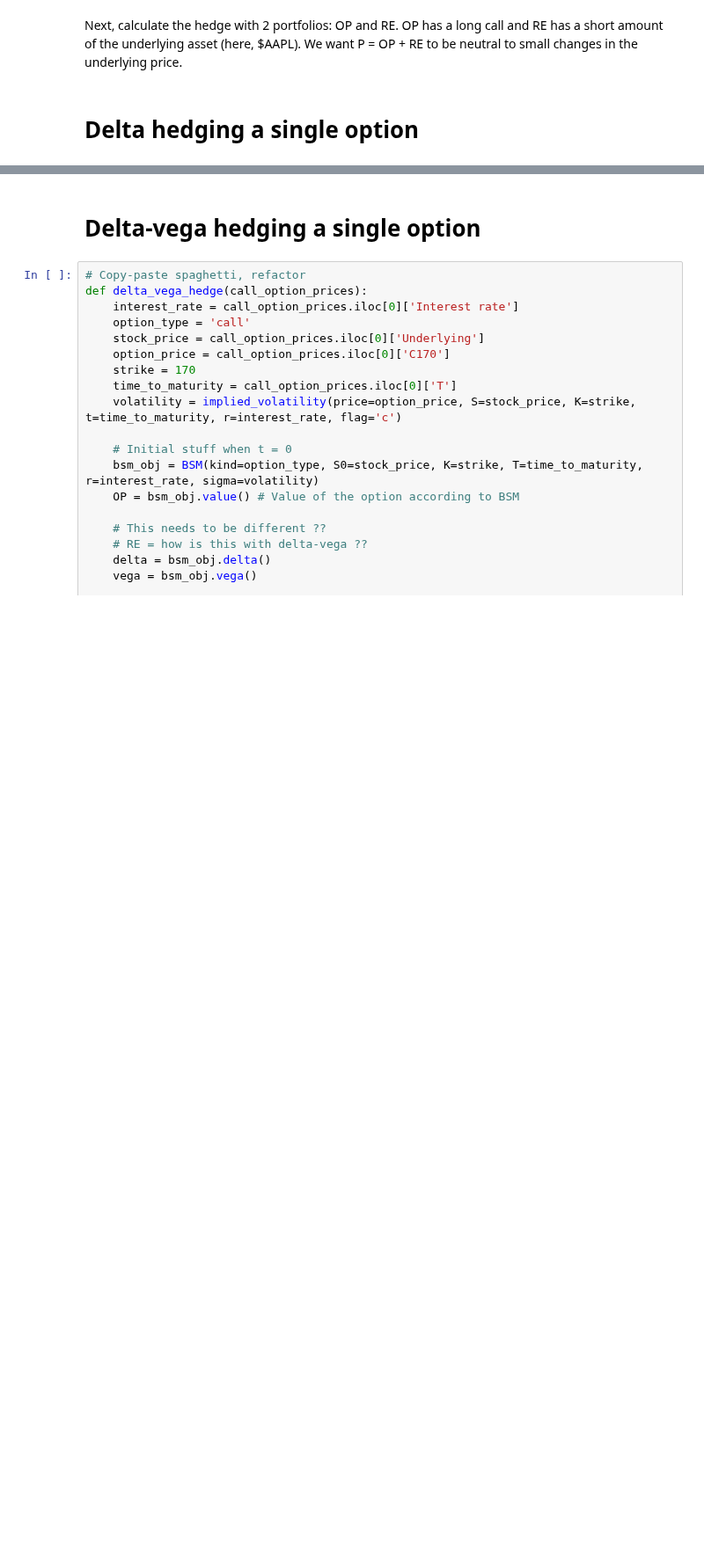
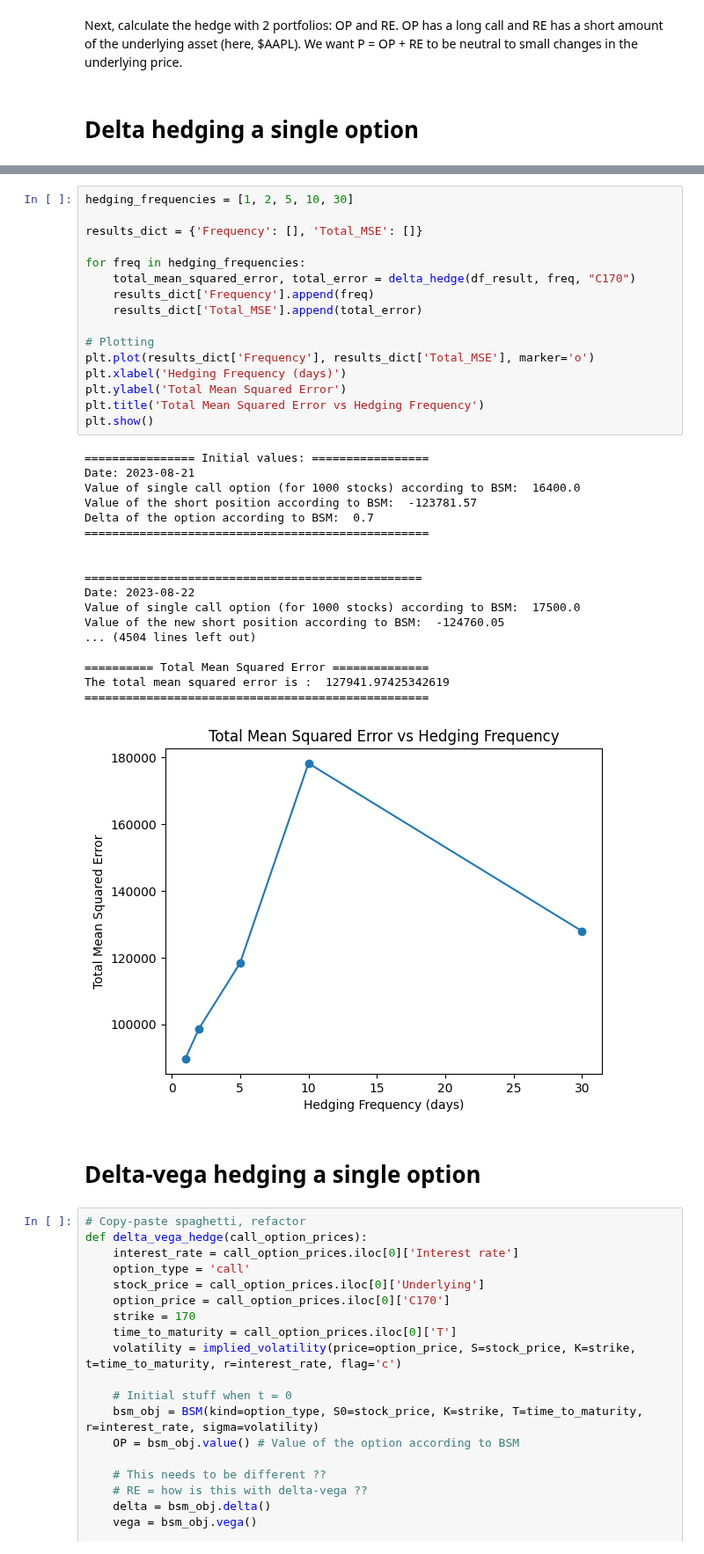
Before and after one commit to kerkkokonola/hedging, a Jupyter notebook: code/deltavegahedging.ipynb, the cells around one changed output, grey strips where cells are left out. Shown at 88% size. Cells and saved outputs as stored; diff of their text form; blank space fills up the shorter version.

```diff
--- a/code/deltavegahedging.ipynb
+++ b/code/deltavegahedging.ipynb
@@ -181,3 +182,38 @@ The total mean squared error is :  98747.90610269137
+# %%
+hedging_frequencies = [1, 2, 5, 10, 30]
+
+results_dict = {'Frequency': [], 'Total_MSE': []}
+
+for freq in hedging_frequencies:
+    total_mean_squared_error, total_error = delta_hedge(df_result, freq, "C170")
+    results_dict['Frequency'].append(freq)
+    results_dict['Total_MSE'].append(total_error)
+
+# Plotting
+plt.plot(results_dict['Frequency'], results_dict['Total_MSE'], marker='o')
+plt.xlabel('Hedging Frequency (days)')
+plt.ylabel('Total Mean Squared Error')
+plt.title('Total Mean Squared Error vs Hedging Frequency')
+plt.show()
+# %% [output]
+================ Initial values: =================
+Date: 2023-08-21
+Value of single call option (for 1000 stocks) according to BSM:  16400.0
+Value of the short position according to BSM:  -123781.57
+Delta of the option according to BSM:  0.7
+==================================================
+
+
+=================================================
+Date: 2023-08-22
+Value of single call option (for 1000 stocks) according to BSM:  17500.0
+Value of the new short position according to BSM:  -124760.05
+... (4504 lines left out)
+
+========== Total Mean Squared Error ==============
+The total mean squared error is :  127941.97425342619
+==================================================
+[figure, added]
 # %% [markdown]
 # Delta-vega hedging a single option
 # %%
```
Also changed, not shown: parts of 2 cells of this notebook.
